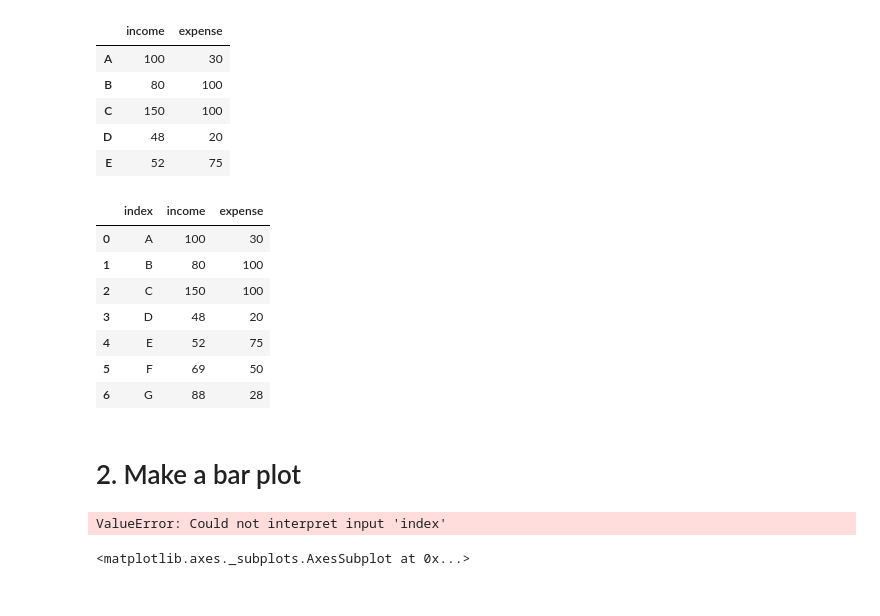
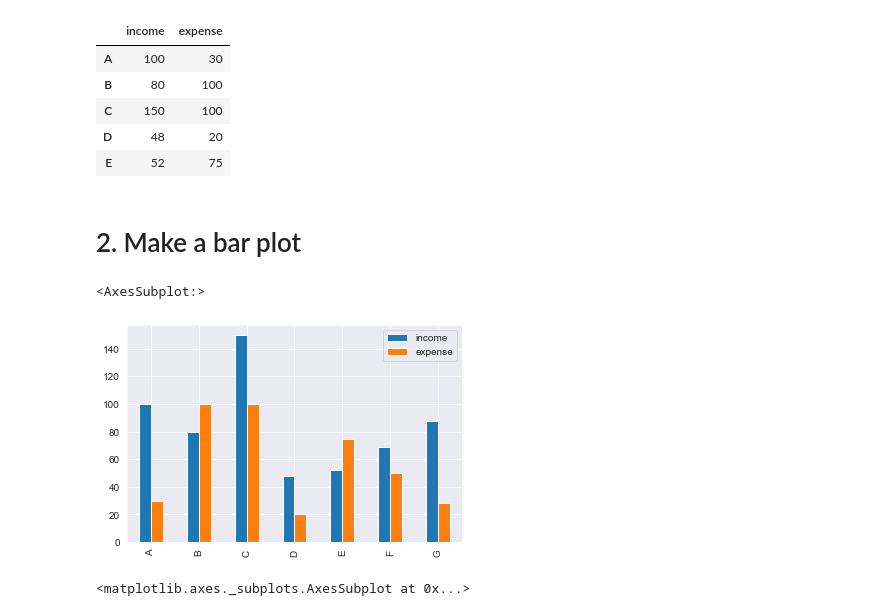
Before and after one commit to Tommyhappy01/2-DATA_SCIENCE, a Jupyter notebook: clarusway gihub/2- Weekly Agenda/week4_DV_student.ipynb, the cells around one changed output. Saved outputs shown, nothing was run; the diff lists cells and outputs as text; code cells hidden in the pictures.

```diff
--- a/clarusway gihub/2- Weekly Agenda/week4_DV_student.ipynb
+++ b/clarusway gihub/2- Weekly Agenda/week4_DV_student.ipynb
@@ -6,7 +6,7 @@ import seaborn as sns
 # %% [markdown]
 # 1. Set darkgrid style from seaborn
 # %%
-sns.set_style("darkgrid")
+sns.set_style(style="darkgrid")
 # %% [markdown]
 Bar plots
 # %%
@@ -22,14 +22,3 @@ df.head()
 | C | 150 | 100 |
 | D | 48 | 20 |
 | E | 52 | 75 |
-# %%
-df.reset_index()
-# %% [output]
-|  | index | income | expense |
-| 0 | A | 100 | 30 |
-| 1 | B | 80 | 100 |
-| 2 | C | 150 | 100 |
-| 3 | D | 48 | 20 |
-| 4 | E | 52 | 75 |
-| 5 | F | 69 | 50 |
-| 6 | G | 88 | 28 |
@@ -36,9 +27,12 @@ df.reset_index()
 # %% [markdown]
 # 2. Make a bar plot
+# %%
+df.plot.bar()
+# %% [output]
+<AxesSubplot:>
+[figure, added]
 # %%
-sns.barplot(x="index",y="income",data=df);
+sns.barplot(x=index)
-# %% [output]
-ValueError: Could not interpret input 'index'
 # %%
 # %% [output]
 <matplotlib.axes._subplots.AxesSubplot at 0x...>
```
Also changed, not shown: parts of 23 cells of this notebook, 20 other files.
